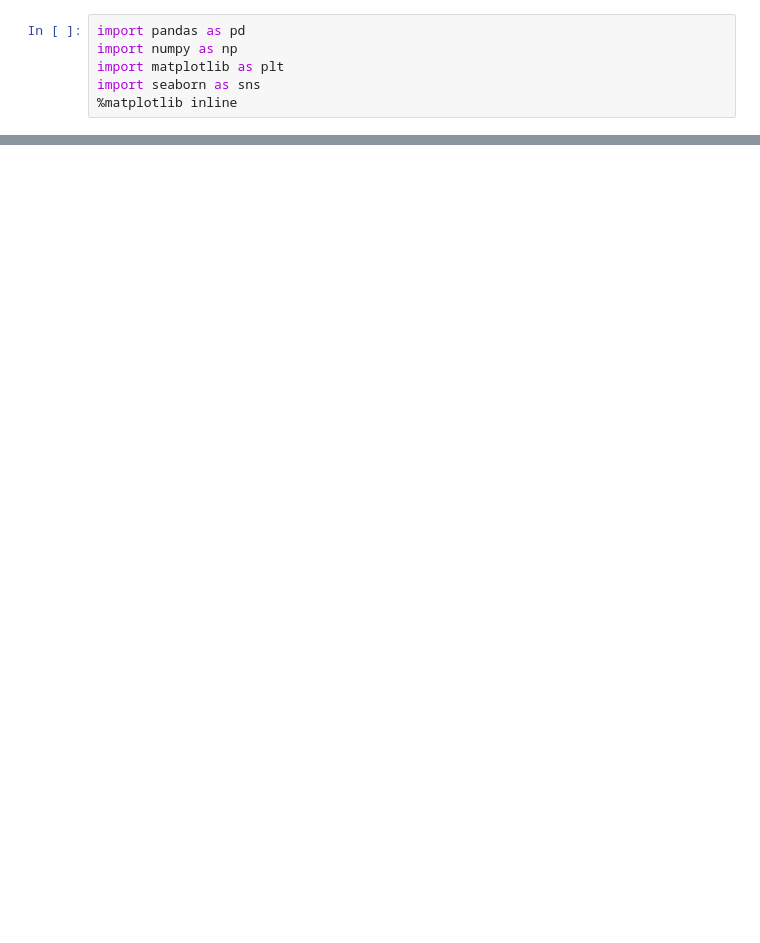
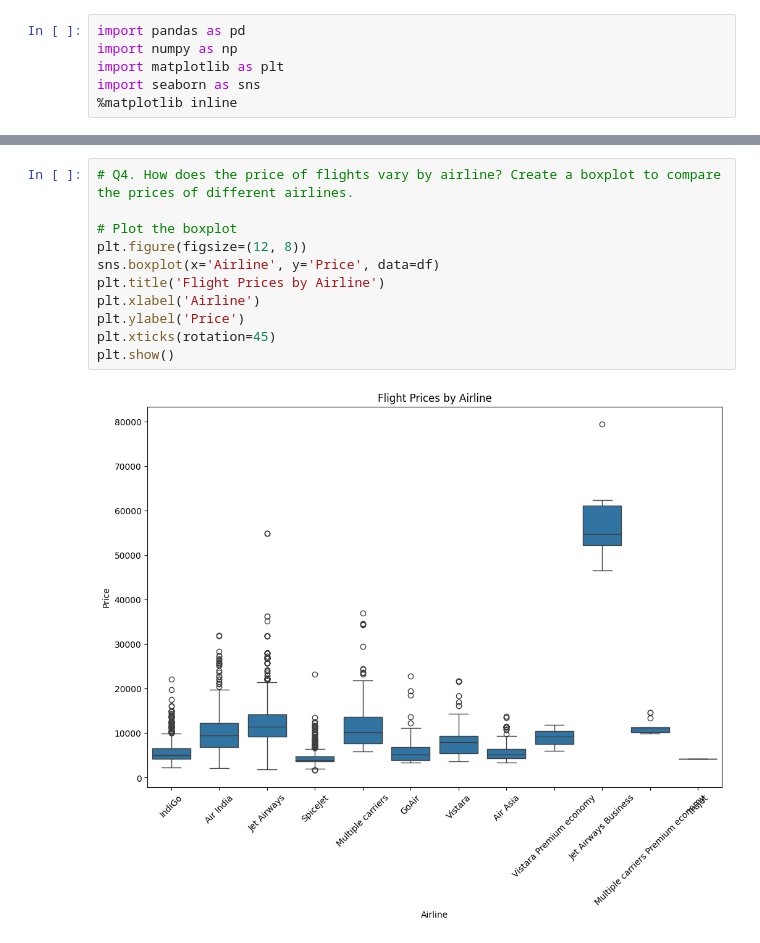
Before and after one commit to kaumil-mg/pyassign, a Jupyter notebook: 25th-March.ipynb, the cells around one changed output, grey strips where cells are left out. Cells and saved outputs as stored; diff of their text form; blank space fills up the shorter version.

```diff
--- a/25th-March.ipynb
+++ b/25th-March.ipynb
@@ -25,0 +48,13 @@ plt.show()
+# %%
+# Q4. How does the price of flights vary by airline? Create a boxplot to compare the prices of different airlines.
+
+# Plot the boxplot
+plt.figure(figsize=(12, 8))
+sns.boxplot(x='Airline', y='Price', data=df)
+plt.title('Flight Prices by Airline')
+plt.xlabel('Airline')
+plt.ylabel('Price')
+plt.xticks(rotation=45)
+plt.show()
+# %% [output]
+[figure, added]
```
Also changed, not shown: parts of 5 cells of this notebook.
